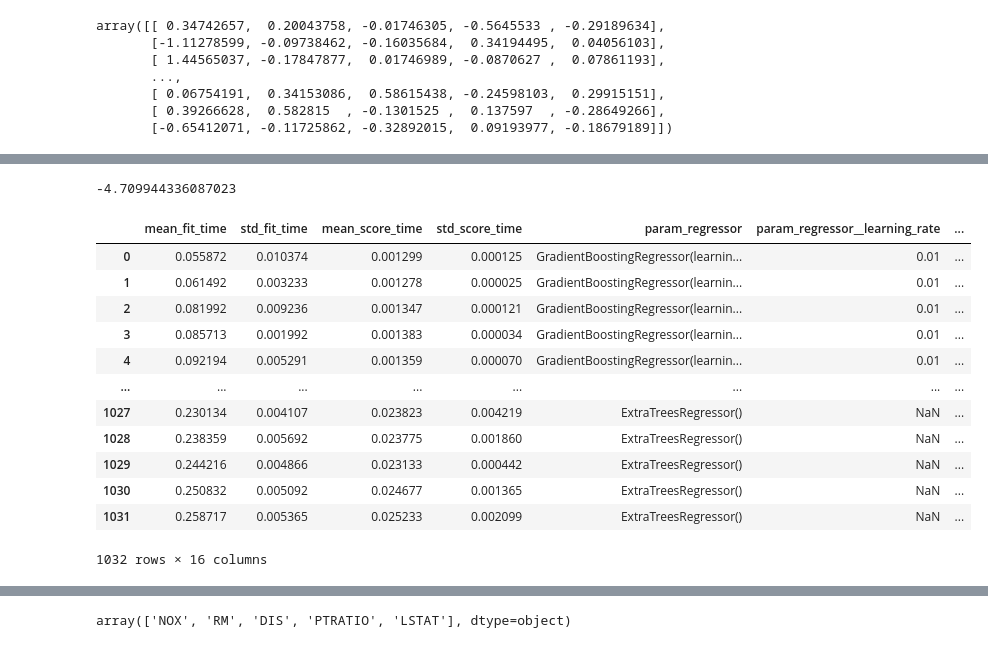
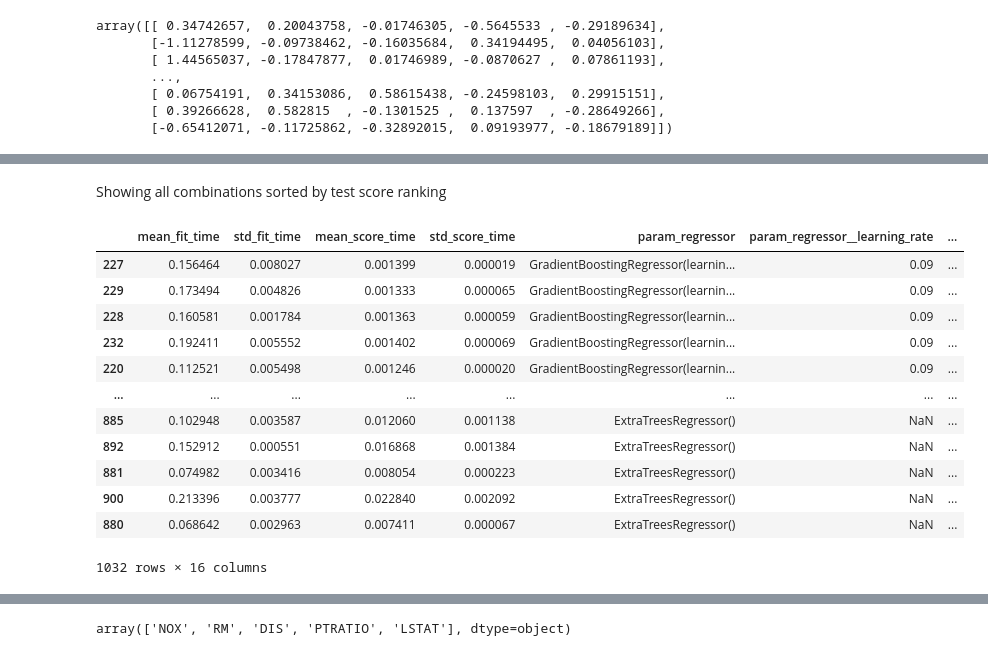
Before and after one commit to MatheusSC017/BostonHousingDataRegression, a Jupyter notebook: BostonHousingData.ipynb, the cells around one changed output, grey strips where cells are left out. Drawn from its saved outputs; the diff is of its cells as text; code cells hidden in the pictures.

```diff
--- a/BostonHousingData.ipynb
+++ b/BostonHousingData.ipynb
@@ -474,21 +490,19 @@ grid_search.best_params_
-# %%
-grid_search.best_score_
-# %% [output]
--4.709944336087023
+# %% [markdown]
+Showing all combinations sorted by test score ranking
 # %%
 cv_results = pd.DataFrame(grid_search.cv_results_)
-cv_results
+cv_results.sort_values('rank_test_score')
 # %% [output]
 |  | mean_fit_time | std_fit_time | mean_score_time | std_score_time | param_regressor | param_regressor__learning_rate | ... |
-| 0 | 0.055872 | 0.010374 | 0.001299 | 0.000125 | GradientBoostingRegressor(learnin... | 0.01 | ... |
-| 1 | 0.061492 | 0.003233 | 0.001278 | 0.000025 | GradientBoostingRegressor(learnin... | 0.01 | ... |
-| 2 | 0.081992 | 0.009236 | 0.001347 | 0.000121 | GradientBoostingRegressor(learnin... | 0.01 | ... |
-| 3 | 0.085713 | 0.001992 | 0.001383 | 0.000034 | GradientBoostingRegressor(learnin... | 0.01 | ... |
-| 4 | 0.092194 | 0.005291 | 0.001359 | 0.000070 | GradientBoostingRegressor(learnin... | 0.01 | ... |
+| 227 | 0.156464 | 0.008027 | 0.001399 | 0.000019 | GradientBoostingRegressor(learnin... | 0.09 | ... |
+| 229 | 0.173494 | 0.004826 | 0.001333 | 0.000065 | GradientBoostingRegressor(learnin... | 0.09 | ... |
+| 228 | 0.160581 | 0.001784 | 0.001363 | 0.000059 | GradientBoostingRegressor(learnin... | 0.09 | ... |
+| 232 | 0.192411 | 0.005552 | 0.001402 | 0.000069 | GradientBoostingRegressor(learnin... | 0.09 | ... |
+| 220 | 0.112521 | 0.005498 | 0.001246 | 0.000020 | GradientBoostingRegressor(learnin... | 0.09 | ... |
 | ... | ... | ... | ... | ... | ... | ... | ... |
-| 1027 | 0.230134 | 0.004107 | 0.023823 | 0.004219 | ExtraTreesRegressor() | NaN | ... |
-| 1028 | 0.238359 | 0.005692 | 0.023775 | 0.001860 | ExtraTreesRegressor() | NaN | ... |
-| 1029 | 0.244216 | 0.004866 | 0.023133 | 0.000442 | ExtraTreesRegressor() | NaN | ... |
-| 1030 | 0.250832 | 0.005092 | 0.024677 | 0.001365 | ExtraTreesRegressor() | NaN | ... |
-| 1031 | 0.258717 | 0.005365 | 0.025233 | 0.002099 | ExtraTreesRegressor() | NaN | ... |
+| 885 | 0.102948 | 0.003587 | 0.012060 | 0.001138 | ExtraTreesRegressor() | NaN | ... |
+| 892 | 0.152912 | 0.000551 | 0.016868 | 0.001384 | ExtraTreesRegressor() | NaN | ... |
+| 881 | 0.074982 | 0.003416 | 0.008054 | 0.000223 | ExtraTreesRegressor() | NaN | ... |
+| 900 | 0.213396 | 0.003777 | 0.022840 | 0.002092 | ExtraTreesRegressor() | NaN | ... |
+| 880 | 0.068642 | 0.002963 | 0.007411 | 0.000067 | ExtraTreesRegressor() | NaN | ... |
 1032 rows × 16 columns
```
Also changed, not shown: parts of 51 cells of this notebook.
